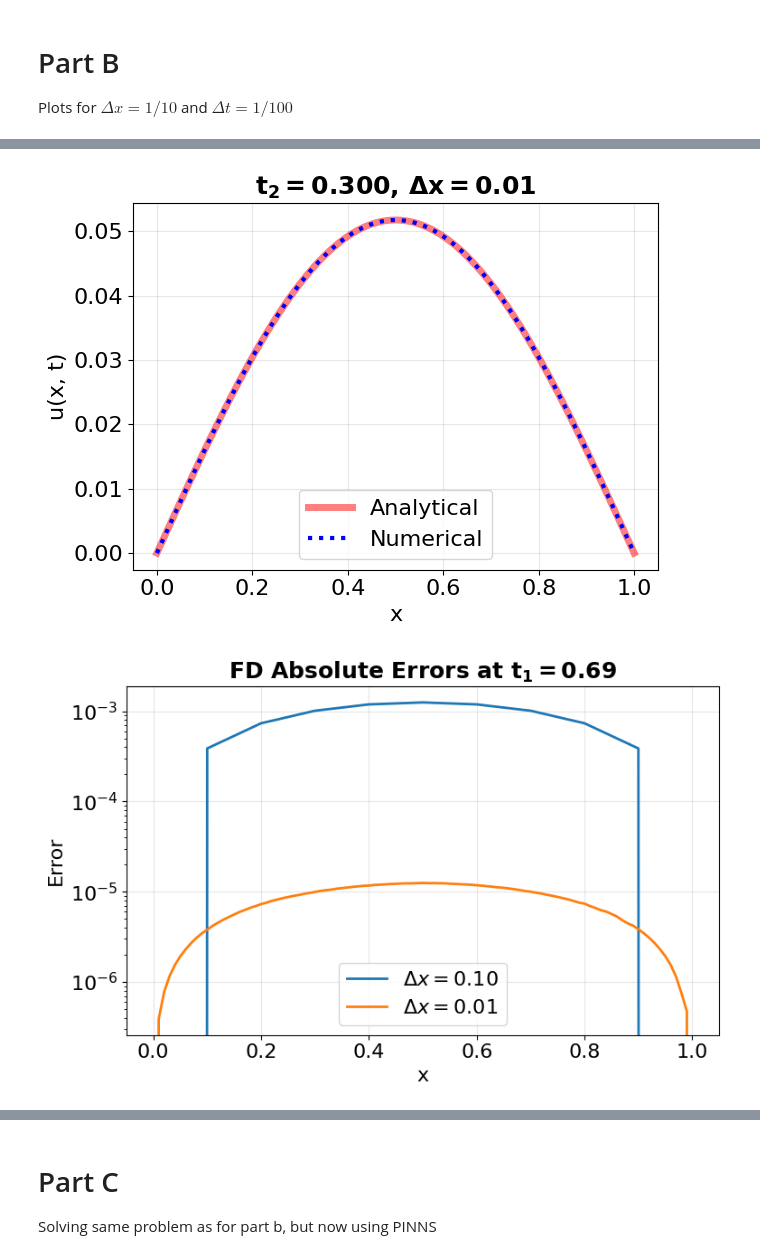
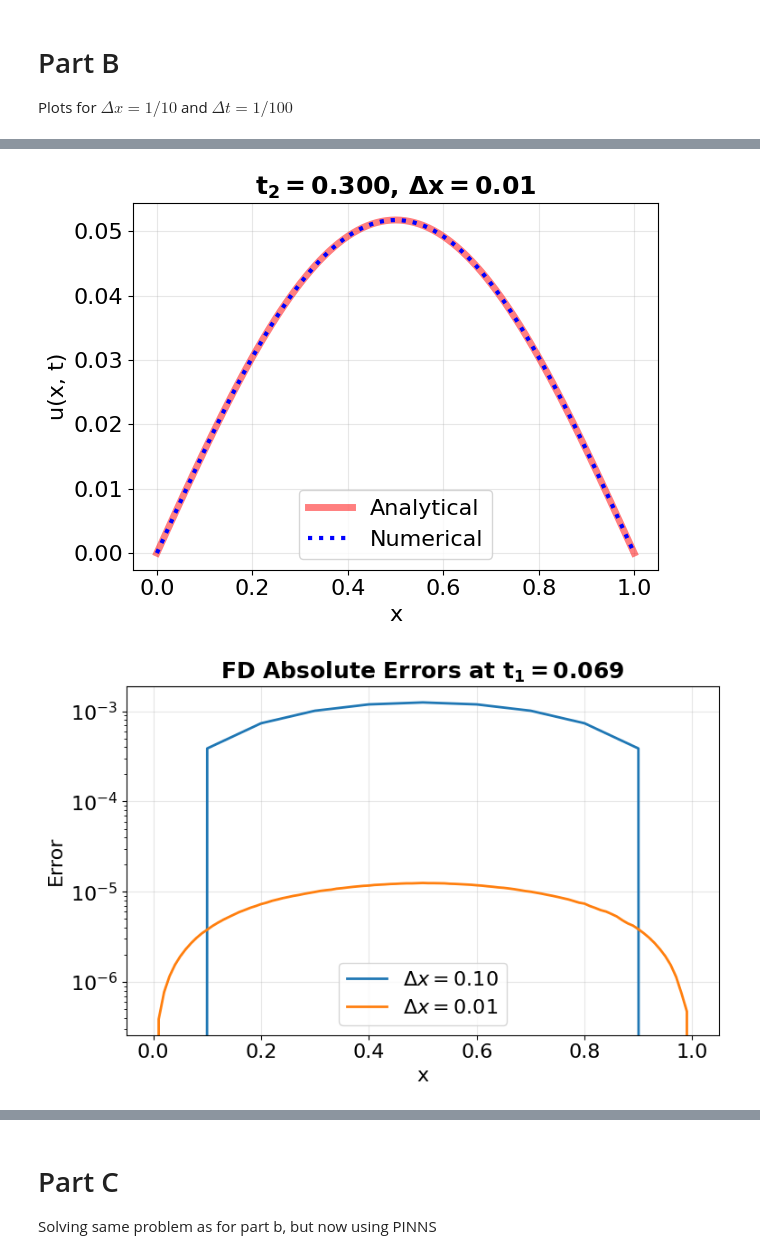
Before and after one commit to livelstorborg/FYS-STK4155, a Jupyter notebook: project3/code/notebooks/main.ipynb, the cells around one changed output, grey strips where cells are left out. Drawn from its saved outputs; the diff is of its cells as text; code cells hidden in the pictures.

```diff
--- a/project3/code/notebooks/main.ipynb
+++ b/project3/code/notebooks/main.ipynb
@@ -20,16 +20,16 @@ Plots for $\Delta x = 1/10$ and $\Delta t = 1/100$
 # %%
 errors = []
 errors.append(test_explicit_scheme(Nx=10))
 errors.append(test_explicit_scheme(Nx=100))
 
-plot_scheme_errors_t1(errors, title=r"FD Absolute Errors at $\mathbf{{t_1 = 0.69}}$", filepath="../figs/errors_t1.pdf")
-plot_scheme_errors_t2(errors, title=r"FD Absolute Errors at $\mathbf{{t_2 = 0.298}}$", filepath="../figs/errors_t2.pdf")
+plot_scheme_errors_t1(errors, title=rf"FD Absolute Errors at $\mathbf{{t_1 = {errors[0]['t1']:.3f}}}$", filepath="../figs/errors_t1.pdf")
+plot_scheme_errors_t2(errors, title=rf"FD Absolute Errors at $\mathbf{{t_2 = {errors[0]['t2']:.3f}}}$", filepath="../figs/errors_t2.pdf")
 # %% [output]
 [figure]
 [figure]
 [figure]
 [figure]
-[figure, old version]
+[figure, new version]
 [figure]
 # %% [markdown]
 # Part C
```
Also changed, not shown: parts of 5 cells of this notebook, 20 other files.
